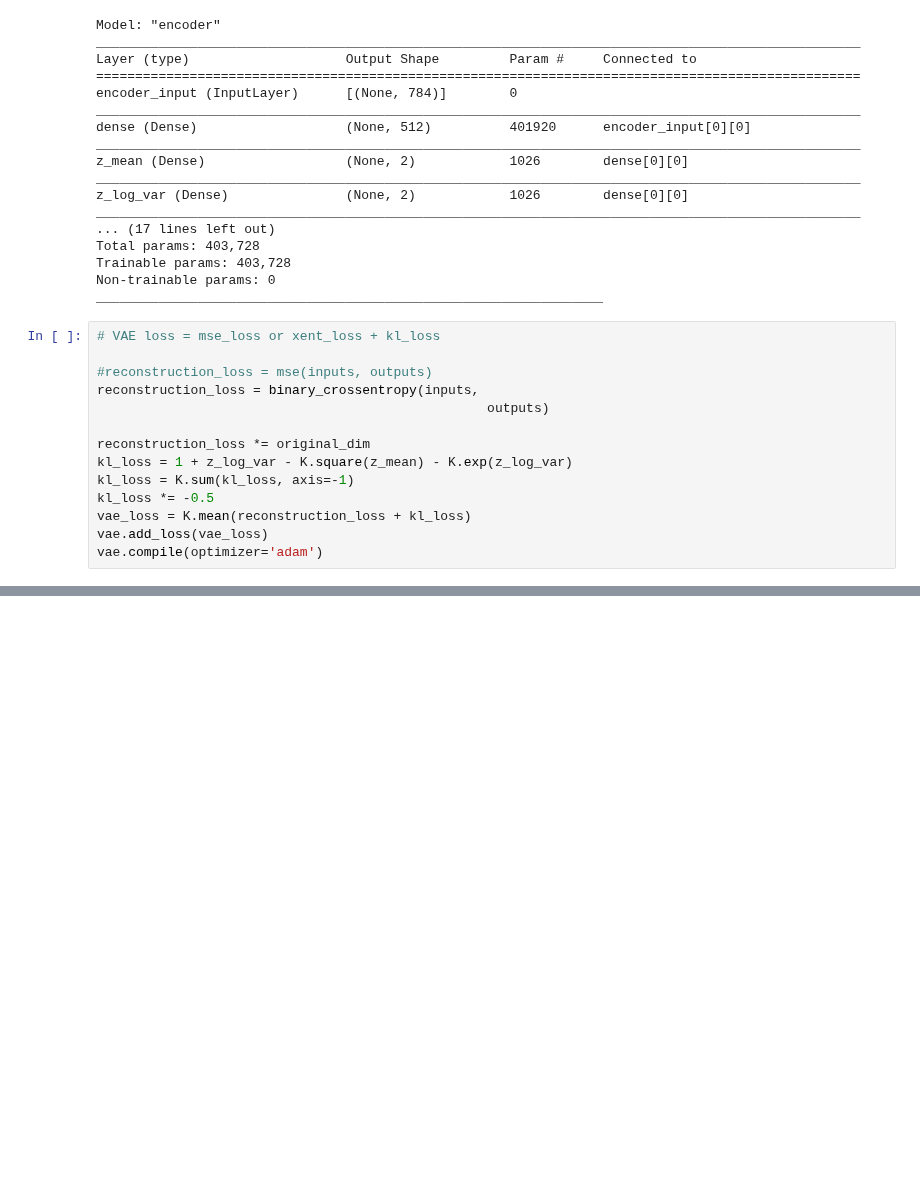
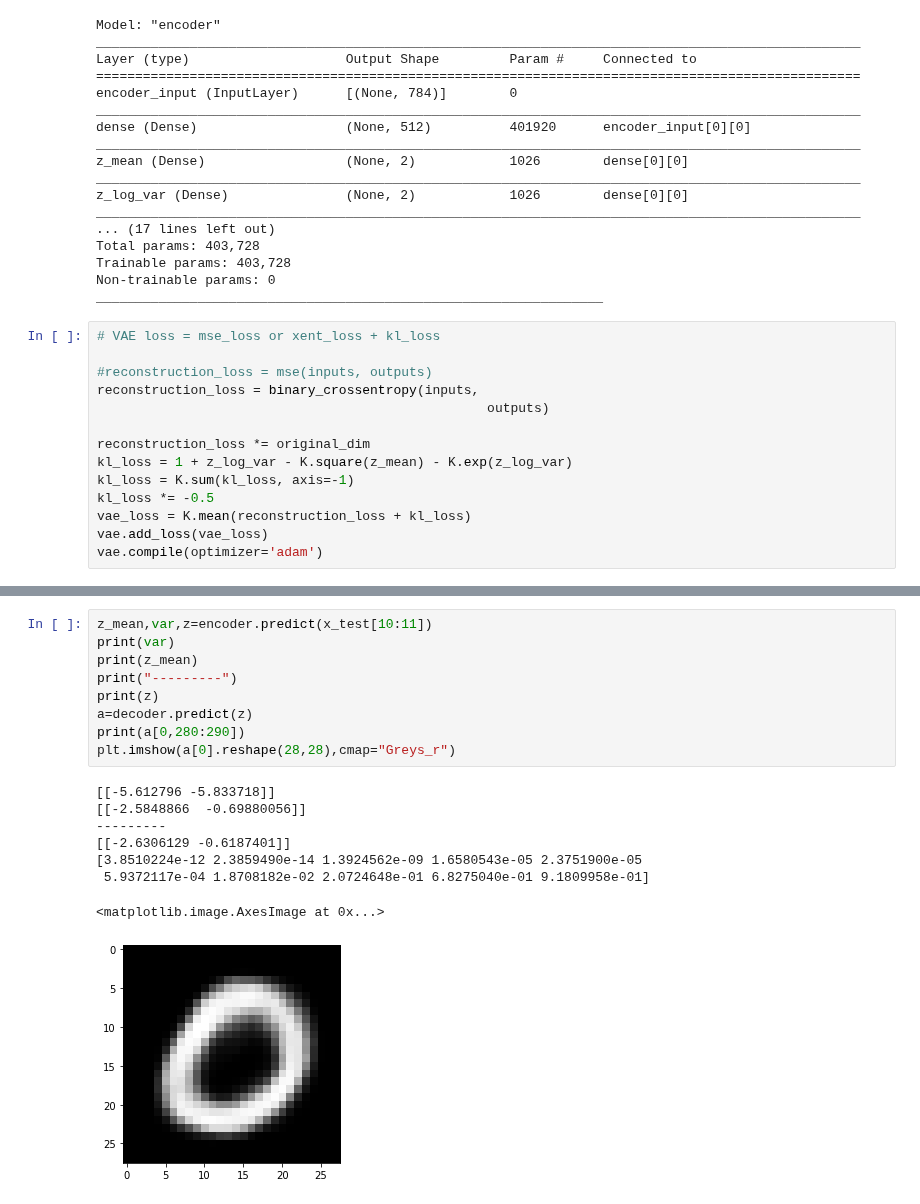
Before and after one commit to opentrainingcamp/CSC645, a Jupyter notebook: variational.ipynb, the cells around one changed output, grey strips where cells are left out. Drawn from its saved outputs; the diff is of its cells as text; blank space fills up the shorter version.

```diff
--- a/variational.ipynb
+++ b/variational.ipynb
@@ -237,0 +240,18 @@ plot_results(models,
+# %%
+z_mean,var,z=encoder.predict(x_test[10:11])
+print(var)
+print(z_mean)
+print("---------")
+print(z)
+a=decoder.predict(z)
+print(a[0,280:290])
+plt.imshow(a[0].reshape(28,28),cmap="Greys_r")
+# %% [output]
+[[-5.612796 -5.833718]]
+[[-2.5848866  -0.69880056]]
+---------
+[[-2.6306129 -0.6187401]]
+[3.8510224e-12 2.3859490e-14 1.3924562e-09 1.6580543e-05 2.3751900e-05
+ 5.9372117e-04 1.8708182e-02 2.0724648e-01 6.8275040e-01 9.1809958e-01]
+<matplotlib.image.AxesImage at 0x...>
+[figure, added]
```
Also changed, not shown: parts of 3 cells of this notebook.
